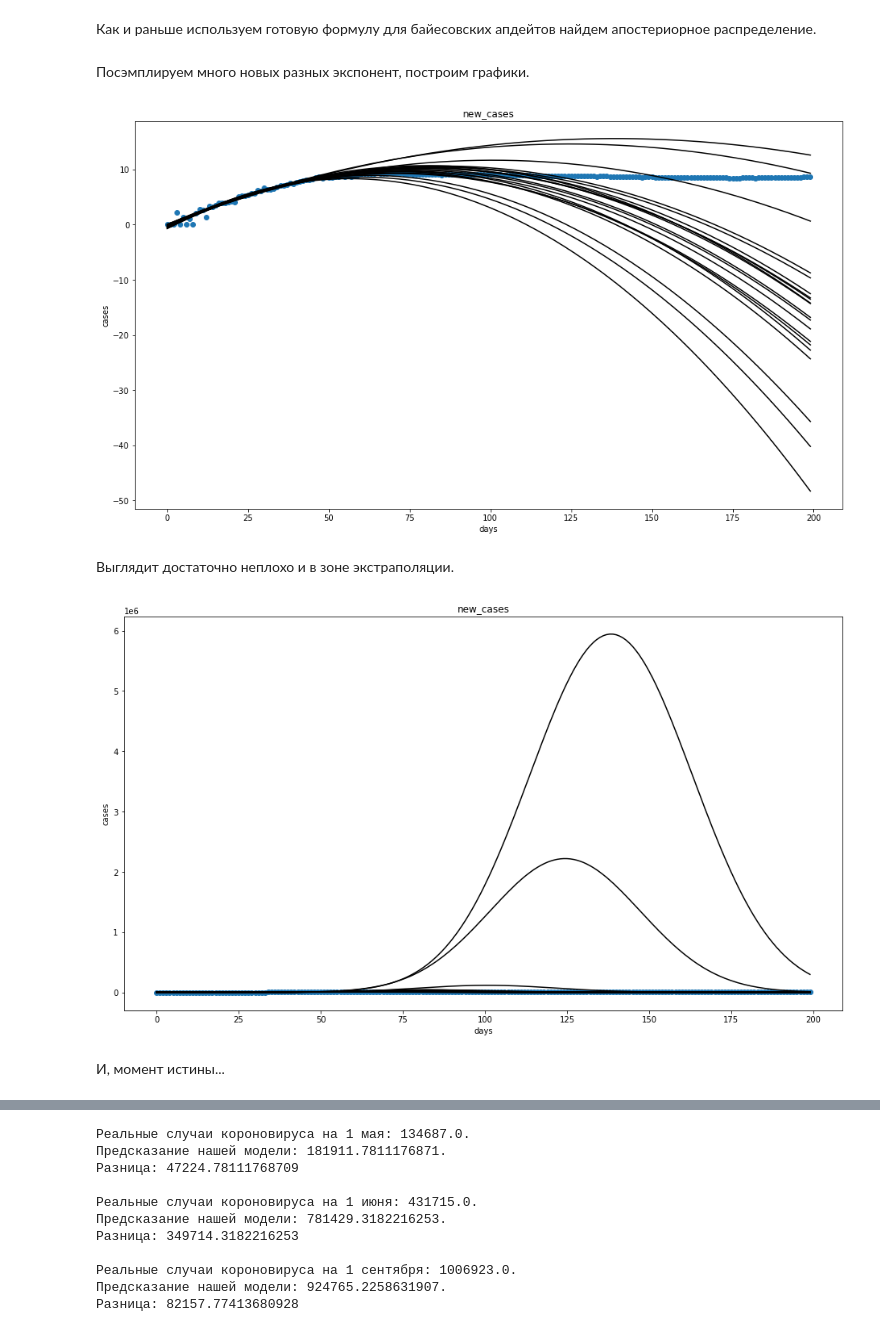
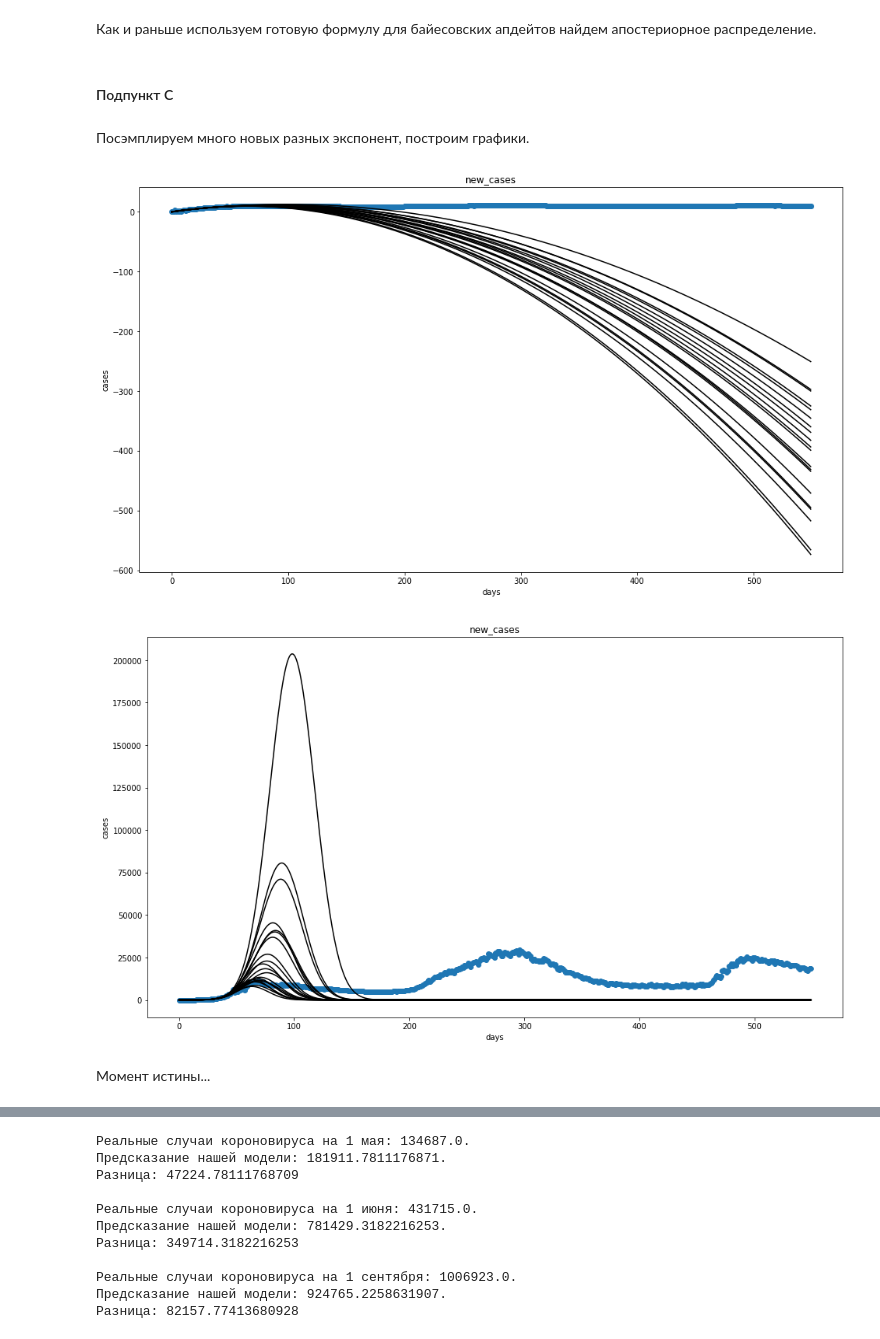
Before and after one commit to maxima1ist/made-advanced-ml-2022-hw, a Jupyter notebook: hw-1/linear_regression.ipynb, the cells around one changed output, grey strips where cells are left out. Drawn from its saved outputs; the diff is of its cells as text; code cells hidden in the pictures.

```diff
--- a/hw-1/linear_regression.ipynb
+++ b/hw-1/linear_regression.ipynb
@@ -49,7 +49,7 @@ target_data["new_cases"] = target_data["new_cases"].map(lambda value: value if v
 Уже прошло очень много времени с начала эпидемии, поэтому логично будет данные ограничить, ибо реальную зависимость вряд ли можно предсказать столь простыми моделями. А для чисто исследовательской цели (при это исследуем мы линейную регрессию, а не короновирус) нам хватит и ограниченного датасета.
 # %%
 CARDINALITY_OF_TRAIN = 50
-CARDINALITY_OF_TEST = 150
+CARDINALITY_OF_TEST = 500
 
 train_data = data[:CARDINALITY_OF_TRAIN]
 test_data = data[CARDINALITY_OF_TRAIN:CARDINALITY_OF_TRAIN + CARDINALITY_OF_TEST]
@@ -326,7 +326,6 @@ for target in targets:
 Теперь давайте посмотрим на исходную целевую фунцию, насколько хорошо наше предположение об экспоненциальном росте числа заболевших будет работать на тестовых данных.
 # %%
 def plot_sample_exp(samples,
-                    mu, sigma,
                     xs, ys,
                     title=None, xlabel=None, ylabel=None):
     plt.figure(figsize=(16, 9))
@@ -347,8 +346,6 @@ def plot_sample_exp(samples,
 # %%
 for target in targets:
     plot_sample_exp(samples[target],
-                    mu_sigma[target][0],
-                    mu_sigma[target][1],
                     days,
                     train_target_log[target].append(test_target_log[target]),
                     target,
@@ -584,6 +585,8 @@ for i in days_train:
                                 train_target_log["new_cases"].iloc[i],
                                 mae_new)
 mu_sigma_new = (mu, sigma)
+# %% [markdown]
+#### Подпункт C
 # %% [markdown]
 Посэмплируем много новых разных экспонент, построим графики.
 # %%
@@ -622,22 +625,18 @@ samples_new  = get_and_plot_new_sample_lines(
                     "days",
                     "cases")
 # %% [output]
-[figure, old version]
+[figure, new version]
-# %% [markdown]
-Выглядит достаточно неплохо и в зоне экстраполяции.
 # %%
 plot_sample_exp(samples_new,
-                mu_sigma_new[0],
-                mu_sigma_new[1],
                 days,
                 train_target_log["new_cases"].append(test_target_log["new_cases"]),
                 "new_cases",
                 "days",
                 "cases")
 # %% [output]
-[figure, old version]
+[figure, new version]
-# %% [markdown]
-И, момент истины...
+# %% [markdown]
+Момент истины...
 # %%
 final_predict = []
 
```
Also changed, not shown: parts of 23 cells of this notebook.
